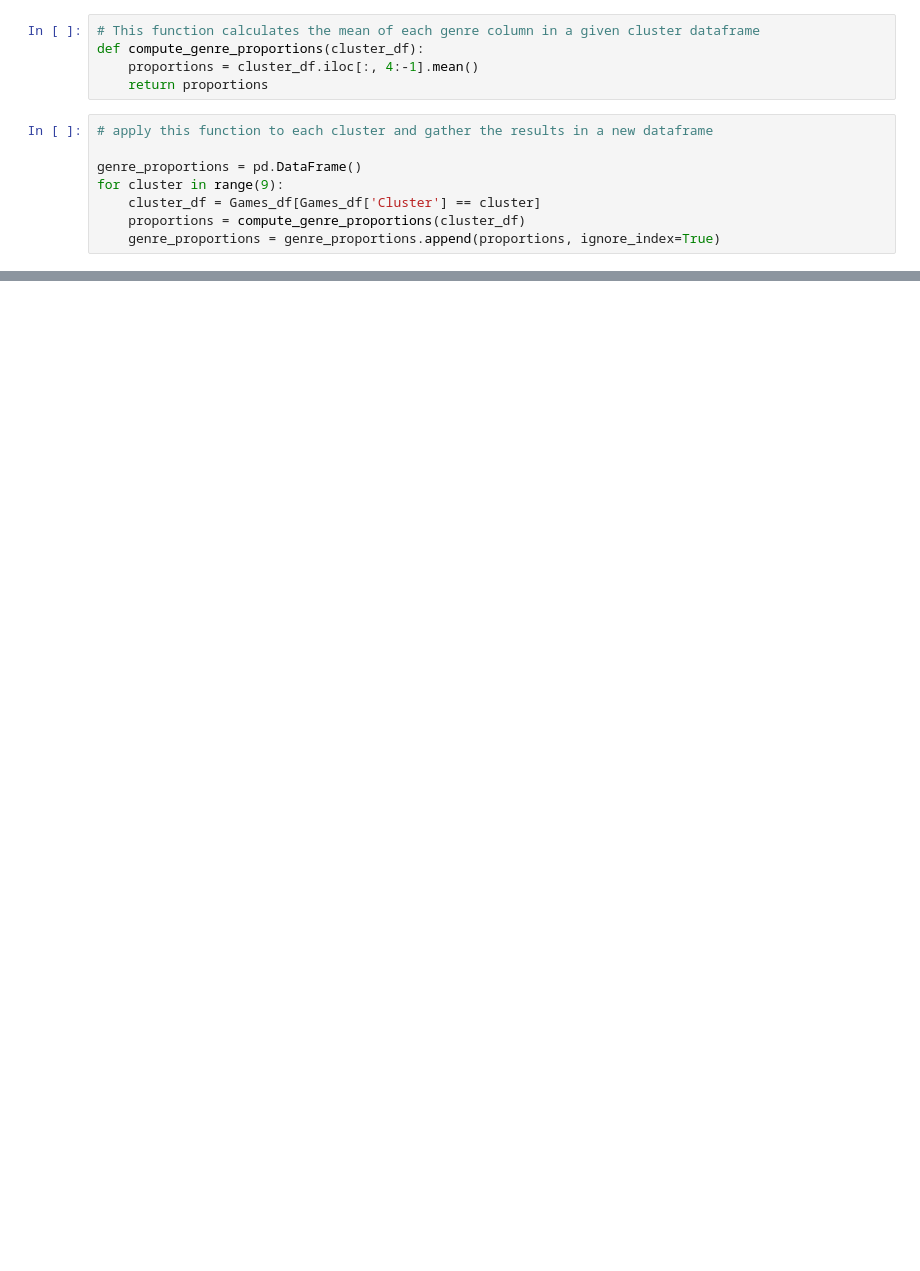
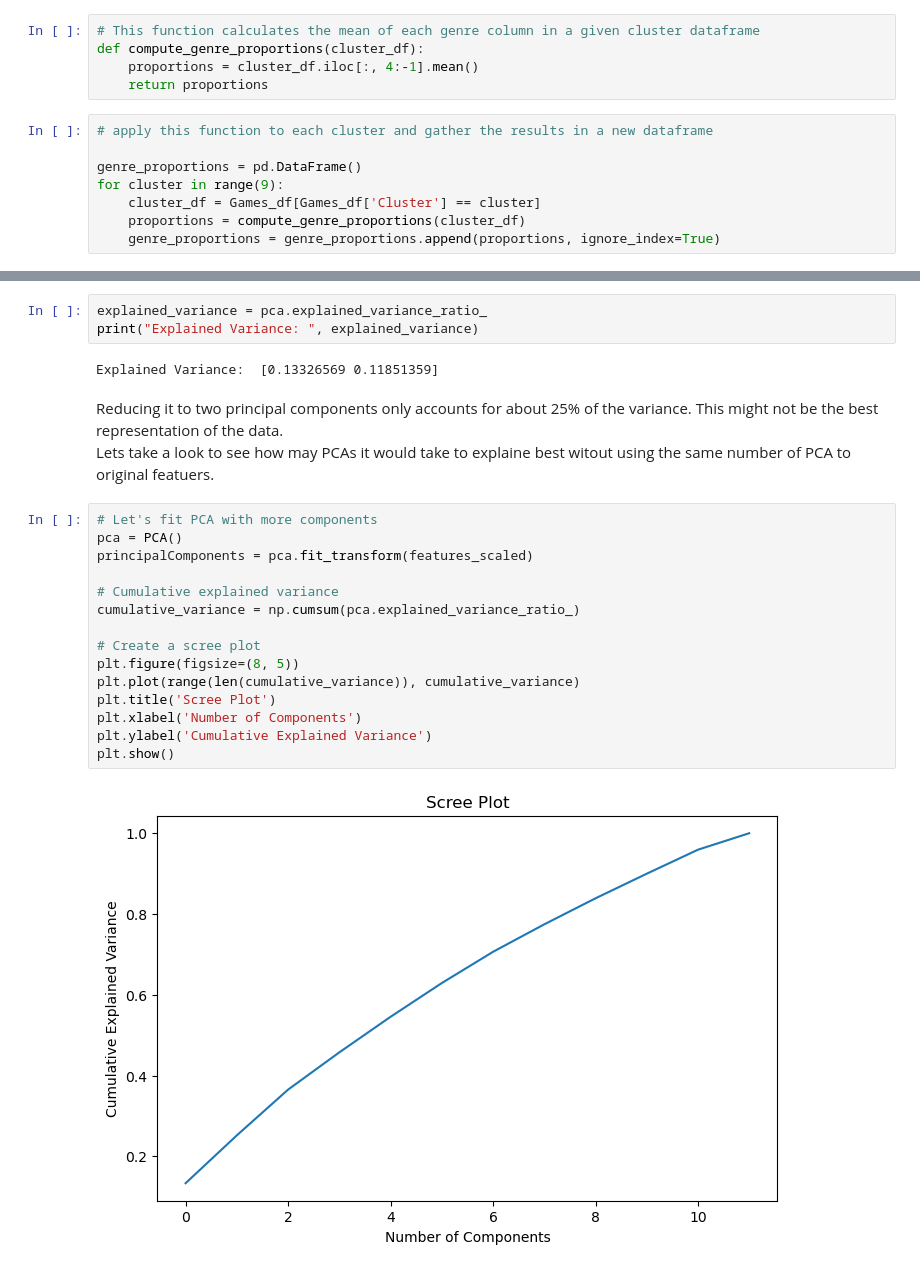
Before and after one commit to jrfloza12/Project4, a Jupyter notebook: Cluster_Kmeans.ipynb, the cells around one changed output, grey strips where cells are left out. Drawn from its saved outputs; the diff is of its cells as text; blank space fills up the shorter version.

```diff
--- a/Cluster_Kmeans.ipynb
+++ b/Cluster_Kmeans.ipynb
@@ -240,0 +334,25 @@ plt.show()
+# %%
+explained_variance = pca.explained_variance_ratio_
+print("Explained Variance: ", explained_variance)
+# %% [output]
+Explained Variance:  [0.13326569 0.11851359]
+# %% [markdown]
+Reducing it to two principal components only accounts for about 25% of the variance.  This might not be the best representation of the data.
+Lets take a look to see how may PCAs it would take to explaine best witout using the same number of PCA to original featuers.
+# %%
+# Let's fit PCA with more components
+pca = PCA()
+principalComponents = pca.fit_transform(features_scaled)
+
+# Cumulative explained variance
+cumulative_variance = np.cumsum(pca.explained_variance_ratio_)
+
+# Create a scree plot
+plt.figure(figsize=(8, 5))
+plt.plot(range(len(cumulative_variance)), cumulative_variance)
+plt.title('Scree Plot')
+plt.xlabel('Number of Components')
+plt.ylabel('Cumulative Explained Variance')
+plt.show()
+# %% [output]
+[figure, added]
```
Also changed, not shown: parts of 25 cells of this notebook, 6 other files.
